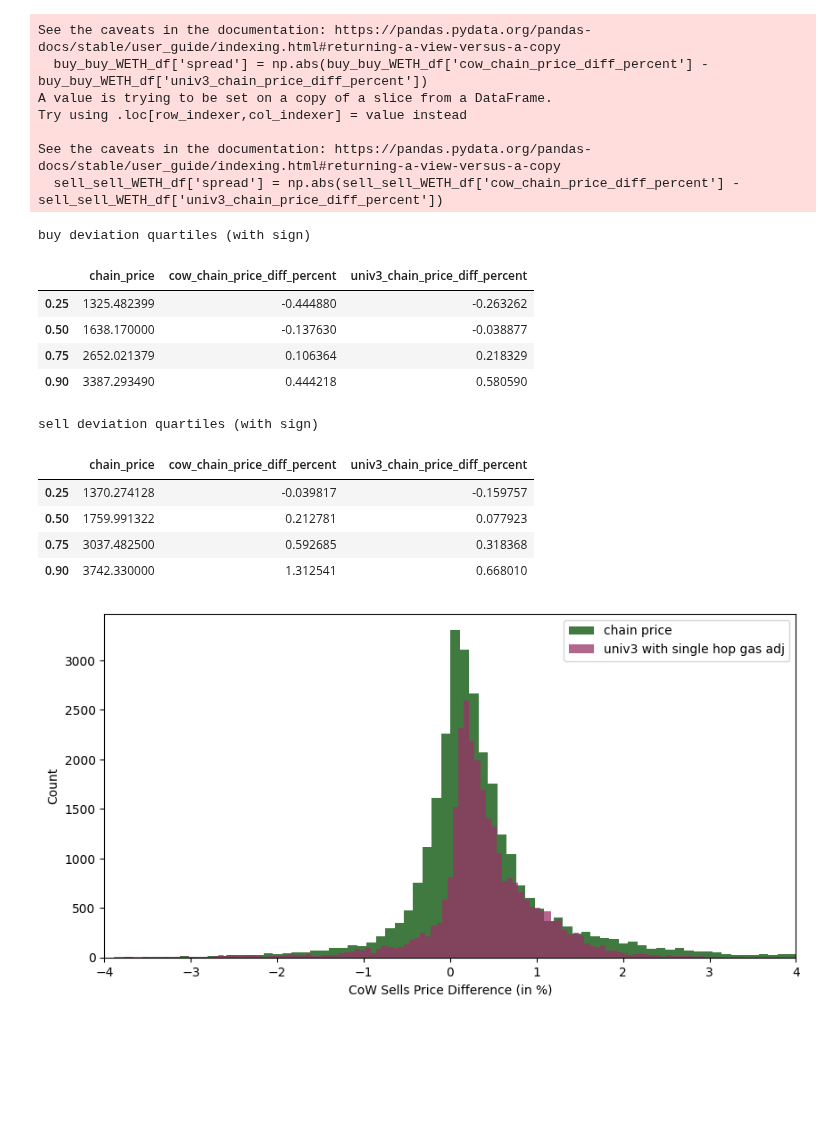
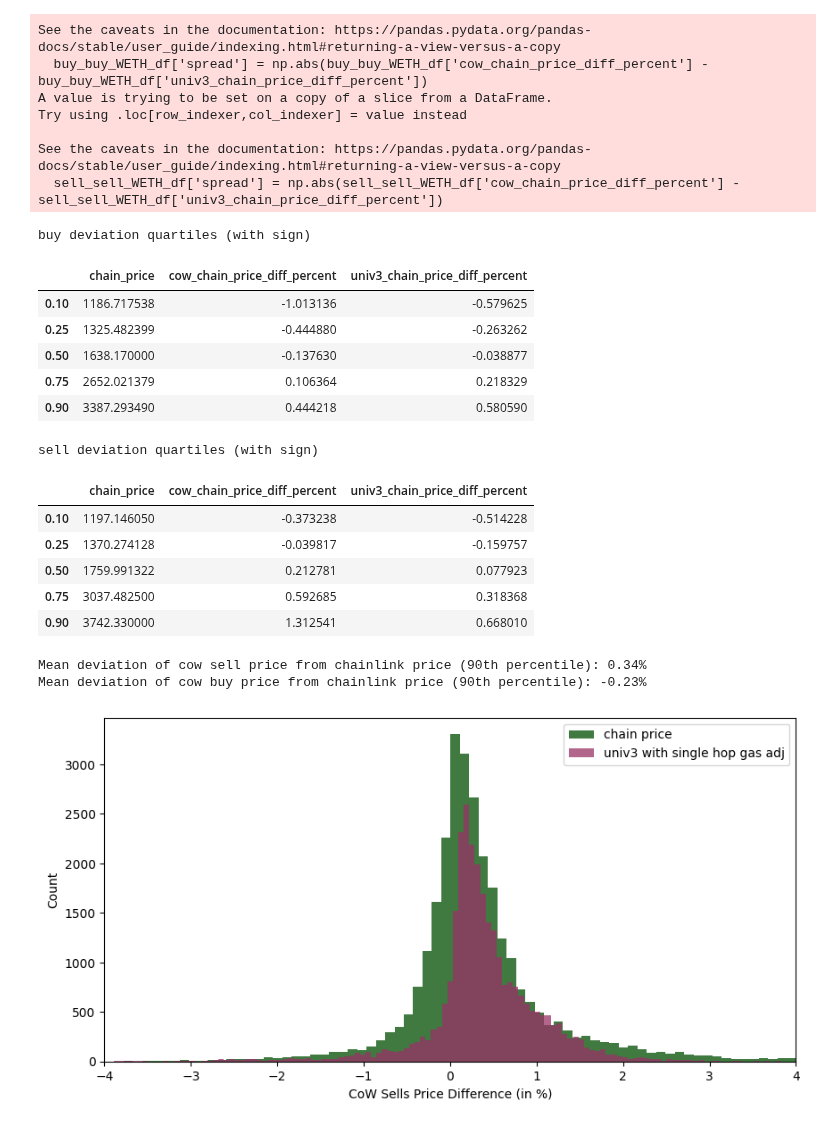
Before and after one commit to mohammed7s/Feedlot, a Jupyter notebook: quantitative_results/data_analysis.ipynb, the cells around one changed output. Saved outputs shown, nothing was run; the diff lists cells and outputs as text; code cells hidden in the pictures; blank space fills up the shorter version.

```diff
--- a/quantitative_results/data_analysis.ipynb
+++ b/quantitative_results/data_analysis.ipynb
@@ -421,10 +422,11 @@ See the caveats in the documentation: https://pandas.pydata.org/pandas-docs/stab
 # %%
 # buy deviation quartiles (with sign)
 print('buy deviation quartiles (with sign)')
-buy_buy_WETH_df[['chain_price', 'cow_chain_price_diff_percent', 'univ3_chain_price_diff_percent']].quantile([.25, .5, .75, .9], interpolation='nearest')
+buy_buy_WETH_df[['chain_price', 'cow_chain_price_diff_percent', 'univ3_chain_price_diff_percent']].quantile([.1, .25, .5, .75, .9], interpolation='nearest')
 # %% [output]
 buy deviation quartiles (with sign)
 |  | chain_price | cow_chain_price_diff_percent | univ3_chain_price_diff_percent |
+| 0.10 | 1186.717538 | -1.013136 | -0.579625 |
 | 0.25 | 1325.482399 | -0.444880 | -0.263262 |
 | 0.50 | 1638.170000 | -0.137630 | -0.038877 |
 | 0.75 | 2652.021379 | 0.106364 | 0.218329 |
@@ -432,14 +434,22 @@ buy deviation quartiles (with sign)
 # %%
 # sell deviation quartiles (with sign)
 print('sell deviation quartiles (with sign)')
-sell_sell_WETH_df[['chain_price', 'cow_chain_price_diff_percent', 'univ3_chain_price_diff_percent']].quantile([.25, .5, .75, .9], interpolation='nearest')
+sell_sell_WETH_df[['chain_price', 'cow_chain_price_diff_percent', 'univ3_chain_price_diff_percent']].quantile([.1, .25, .5, .75, .9], interpolation='nearest')
 # %% [output]
 sell deviation quartiles (with sign)
 |  | chain_price | cow_chain_price_diff_percent | univ3_chain_price_diff_percent |
+| 0.10 | 1197.146050 | -0.373238 | -0.514228 |
 | 0.25 | 1370.274128 | -0.039817 | -0.159757 |
 | 0.50 | 1759.991322 | 0.212781 | 0.077923 |
 | 0.75 | 3037.482500 | 0.592685 | 0.318368 |
 | 0.90 | 3742.330000 | 1.312541 | 0.668010 |
+# %%
+# print the mean deviation of cow price from chainlink price with f strings
+print(f"Mean deviation of cow sell price from chainlink price (90th percentile): {sell_sell_WETH_df['cow_chain_price_diff_percent'].mean():.2f}%")
+print(f"Mean deviation of cow buy price from chainlink price (90th percentile): {buy_buy_WETH_df['cow_chain_price_diff_percent'].mean():.2f}%")
+# %% [output]
+Mean deviation of cow sell price from chainlink price (90th percentile): 0.34%
+Mean deviation of cow buy price from chainlink price (90th percentile): -0.23%
 # %%
 # plot histogram of the price diffs
 # https://matplotlib.org/stable/gallery/misc/rasterization_demo.html
```
Also changed, not shown: parts of 5 cells of this notebook, 10 other files.
